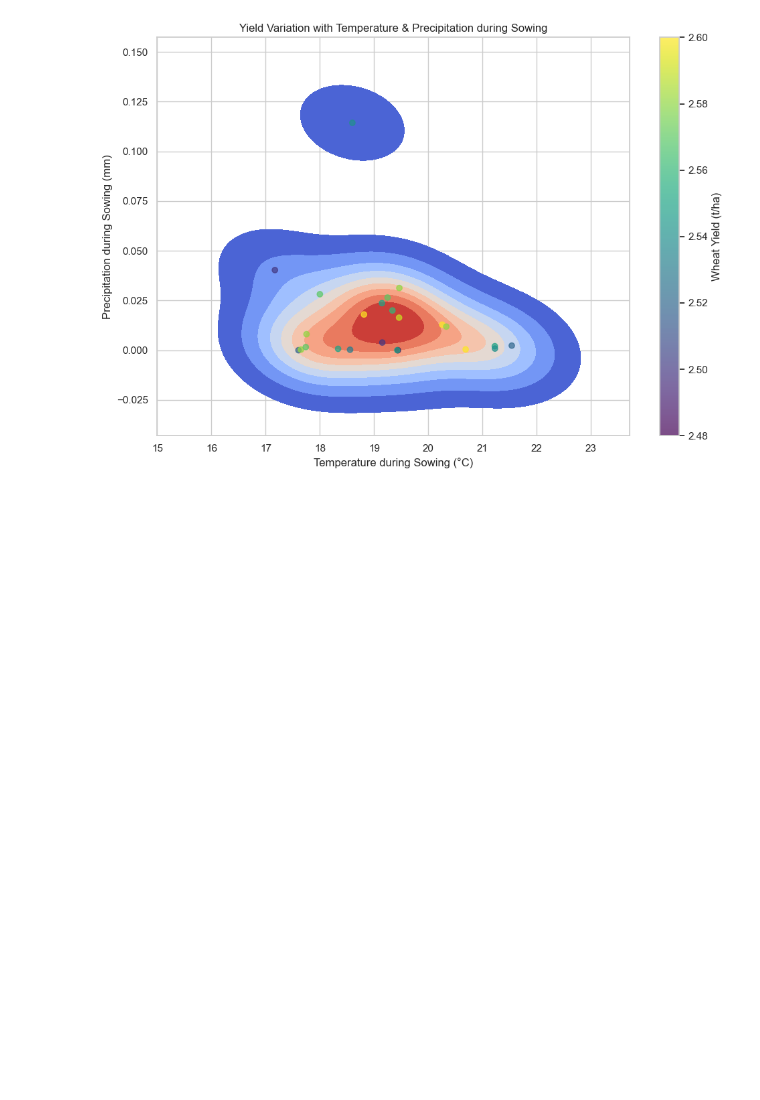
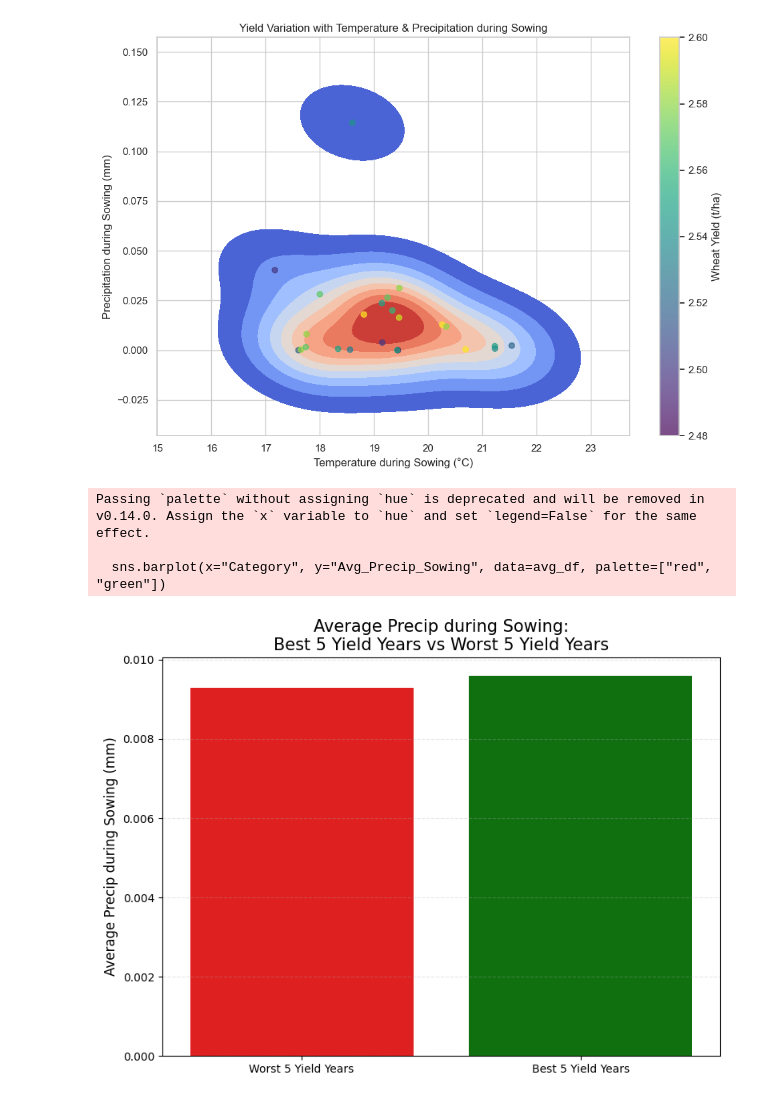
Before and after one commit to raikat105/agriculture_research, a Jupyter notebook: combined_models/model_darjeeling.ipynb, the cells around one changed output. Cells and saved outputs as stored; diff of their text form; code cells hidden in the pictures; blank space fills up the shorter version.

```diff
--- a/combined_models/model_darjeeling.ipynb
+++ b/combined_models/model_darjeeling.ipynb
@@ -189,3 +189,50 @@ plt.tight_layout()
 plt.show()
 # %% [output]
 [figure]
+# %%
+import pandas as pd
+import seaborn as sns
+import matplotlib.pyplot as plt
+
+# Load dataset
+data = pd.read_csv("../combined_datasets/darjeeling_wheat_combined.csv")
+
+# If multiple districts exist, aggregate per year
+# data = data.groupby("Year", as_index=False).agg({
+#     "Wheat_Yield_t_ha": "mean",
+#     "precipitation_sowing": "mean"
+# })
+
+# Sort by yield
+sorted_data = data.sort_values("Wheat_Yield_t_ha")
+
+# Select best 5 and worst 5 years
+worst5 = sorted_data.head(5)
+best5 = sorted_data.tail(5)
+
+# Compute averages
+avg_worst = worst5["precipitation_sowing"].mean()
+avg_best = best5["precipitation_sowing"].mean()
+
+# Create a dataframe for plotting
+avg_df = pd.DataFrame({
+    "Category": ["Worst 5 Yield Years", "Best 5 Yield Years"],
+    "Avg_Precip_Sowing": [avg_worst, avg_best]
+})
+
+# Plot
+plt.figure(figsize=(8, 6))
+sns.barplot(x="Category", y="Avg_Precip_Sowing", data=avg_df, palette=["red", "green"])
+
+plt.ylabel("Average Precip during Sowing (mm)", fontsize=12)
+plt.xlabel("")
+plt.title("Average Precip during Sowing:\nBest 5 Yield Years vs Worst 5 Yield Years", fontsize=15)
+plt.grid(axis='y', linestyle='--', alpha=0.3)
+
+plt.tight_layout()
+plt.show()
+# %% [output]
+Passing `palette` without assigning `hue` is deprecated and will be removed in v0.14.0. Assign the `x` variable to `hue` and set `legend=False` for the same effect.
+
+  sns.barplot(x="Category", y="Avg_Precip_Sowing", data=avg_df, palette=["red", "green"])
+[figure, added]
```
Also changed, not shown: 1 other file.
